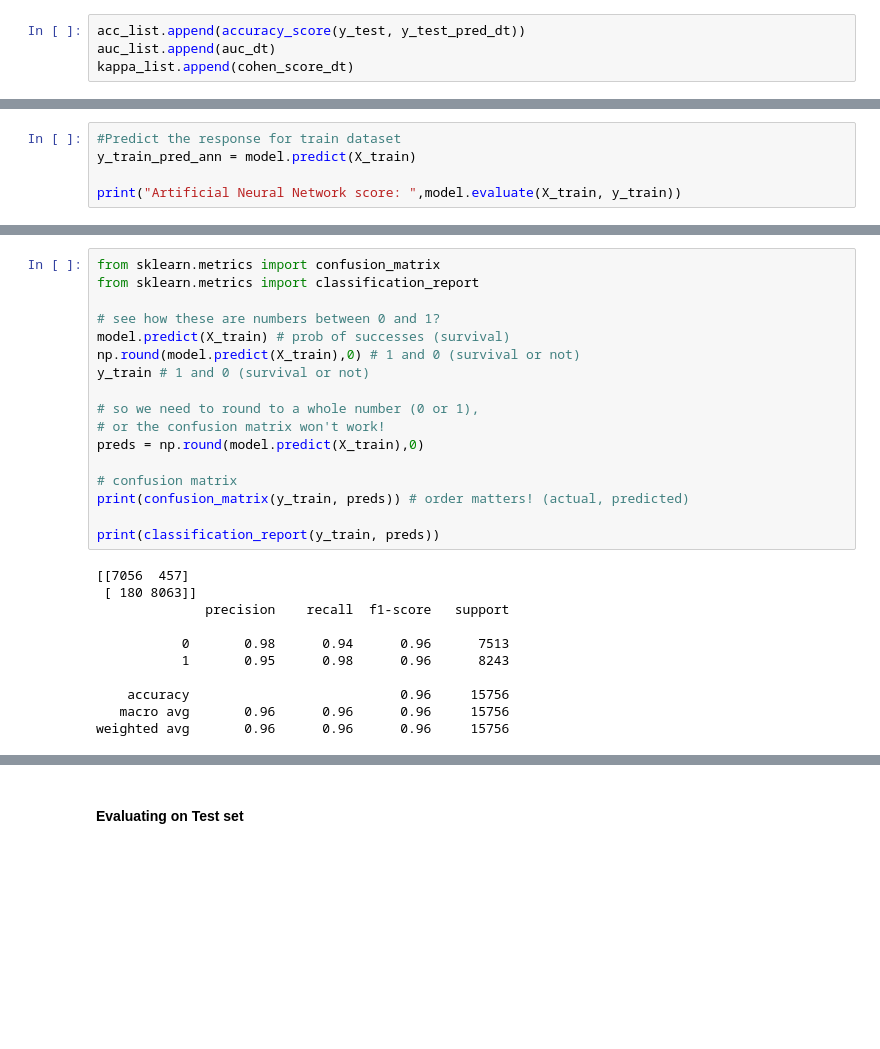
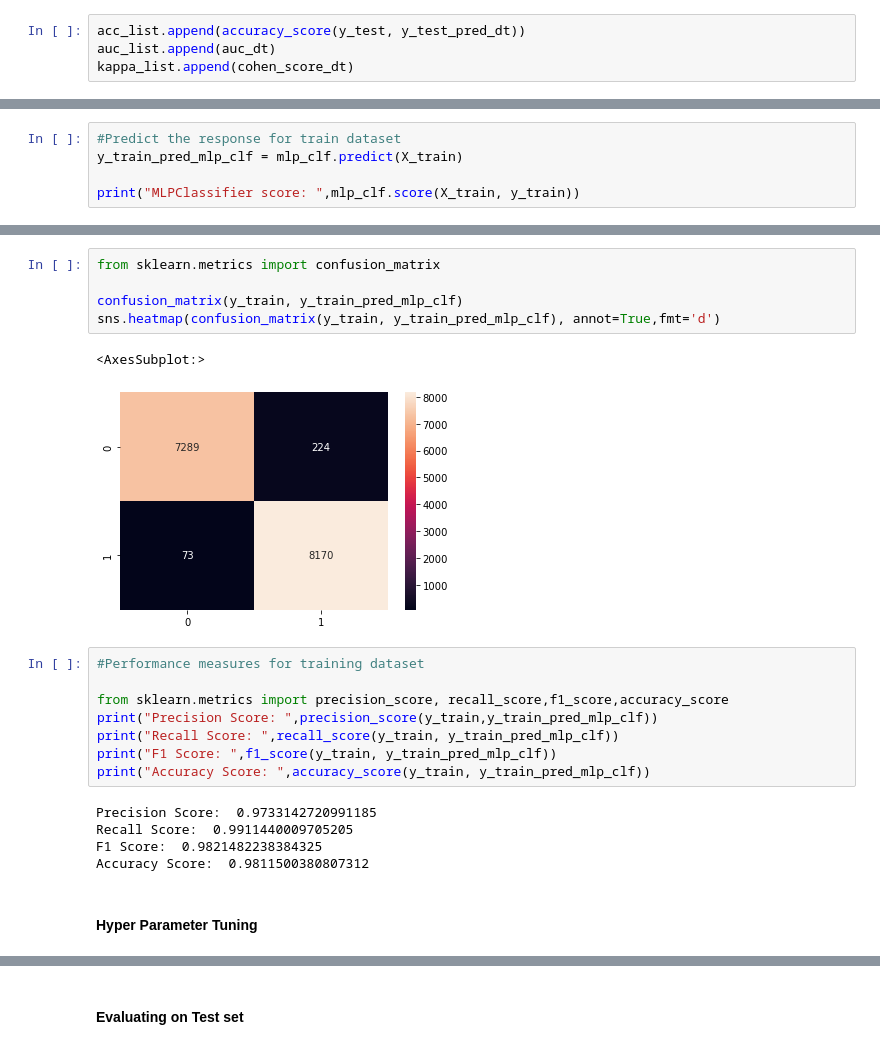
Before and after one commit to marios-tyrovolas/Information-Flow-Based-Fuzzy-Cognitive-Maps-with-Enhanced-Interpretability, a Jupyter notebook: Training and Evaluating other ML models_AI4I_2020.ipynb, the cells around one changed output, grey strips where cells are left out. Cells and saved outputs as stored; diff of their text form; blank space fills up the shorter version.

```diff
--- a/Training and Evaluating other ML models_AI4I_2020.ipynb
+++ b/Training and Evaluating other ML models_AI4I_2020.ipynb
@@ -528,6 +574,6 @@ Epoch 48/80
 # %%
 #Predict the response for train dataset
-y_train_pred_ann = model.predict(X_train)
+y_train_pred_mlp_clf = mlp_clf.predict(X_train)
 
-print("Artificial Neural Network score: ",model.evaluate(X_train, y_train))
+print("MLPClassifier score: ",mlp_clf.score(X_train, y_train))
 # %% [output]
@@ -587,28 +581,23 @@ np.max(val_acc)
-# %%
-from sklearn.metrics import confusion_matrix
-from sklearn.metrics import classification_report
-
-# see how these are numbers between 0 and 1?
-model.predict(X_train) # prob of successes (survival)
-np.round(model.predict(X_train),0) # 1 and 0 (survival or not)
-y_train # 1 and 0 (survival or not)
-
-# so we need to round to a whole number (0 or 1),
-# or the confusion matrix won't work!
-preds = np.round(model.predict(X_train),0)
-
-# confusion matrix
-print(confusion_matrix(y_train, preds)) # order matters! (actual, predicted)
-
-print(classification_report(y_train, preds))
-# %% [output]
-[[7056  457]
- [ 180 8063]]
-              precision    recall  f1-score   support
-
-           0       0.98      0.94      0.96      7513
-           1       0.95      0.98      0.96      8243
-
-    accuracy                           0.96     15756
-   macro avg       0.96      0.96      0.96     15756
-weighted avg       0.96      0.96      0.96     15756
+# %%
+from sklearn.metrics import confusion_matrix
+
+confusion_matrix(y_train, y_train_pred_mlp_clf)
+sns.heatmap(confusion_matrix(y_train, y_train_pred_mlp_clf), annot=True,fmt='d')
+# %% [output]
+<AxesSubplot:>
+[figure, added]
+# %%
+#Performance measures for training dataset
+
+from sklearn.metrics import precision_score, recall_score,f1_score,accuracy_score
+print("Precision Score: ",precision_score(y_train,y_train_pred_mlp_clf))
+print("Recall Score: ",recall_score(y_train, y_train_pred_mlp_clf))
+print("F1 Score: ",f1_score(y_train, y_train_pred_mlp_clf))
+print("Accuracy Score: ",accuracy_score(y_train, y_train_pred_mlp_clf))
+# %% [output]
+Precision Score:  0.9733142720991185
+Recall Score:  0.9911440009705205
+F1 Score:  0.9821482238384325
+Accuracy Score:  0.9811500380807312
+# %% [markdown]
+#### Hyper Parameter Tuning
```
Also changed, not shown: parts of 67 cells of this notebook, 22 other files.
